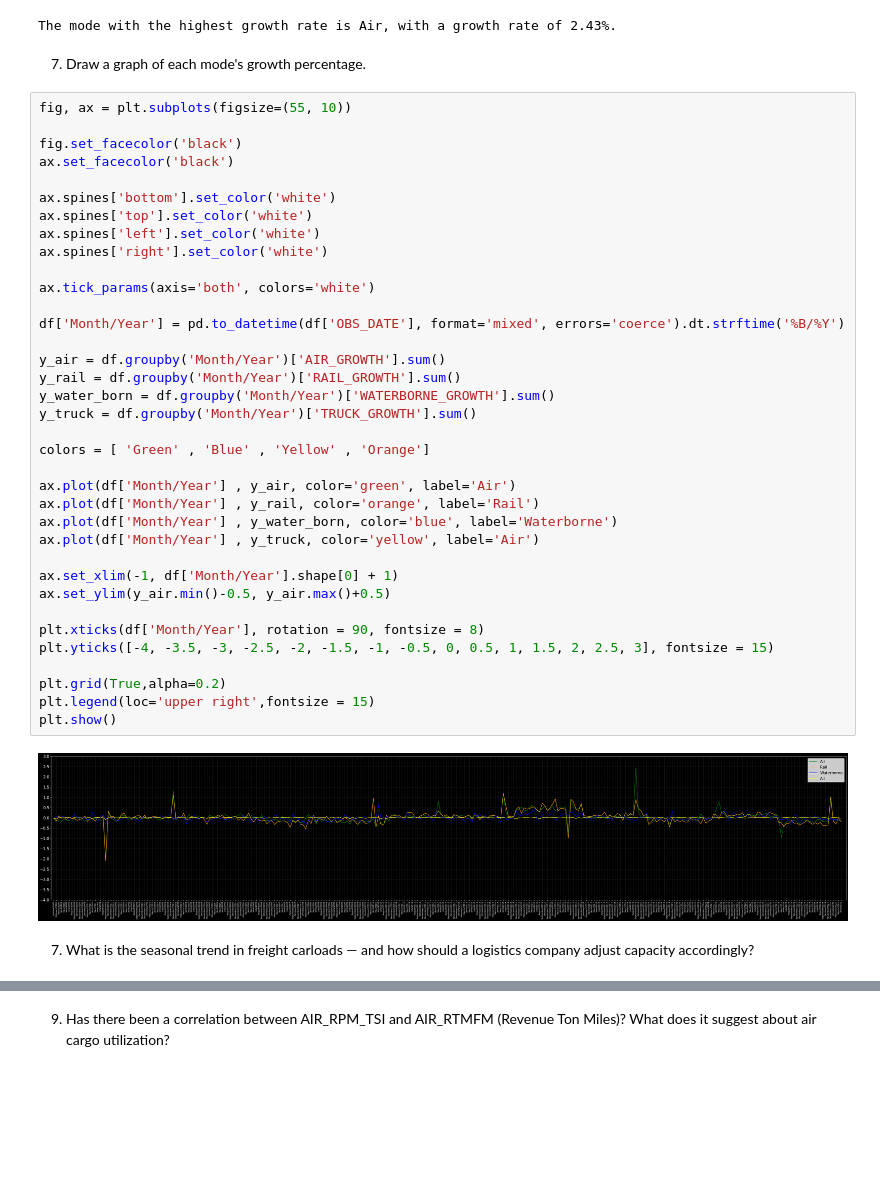
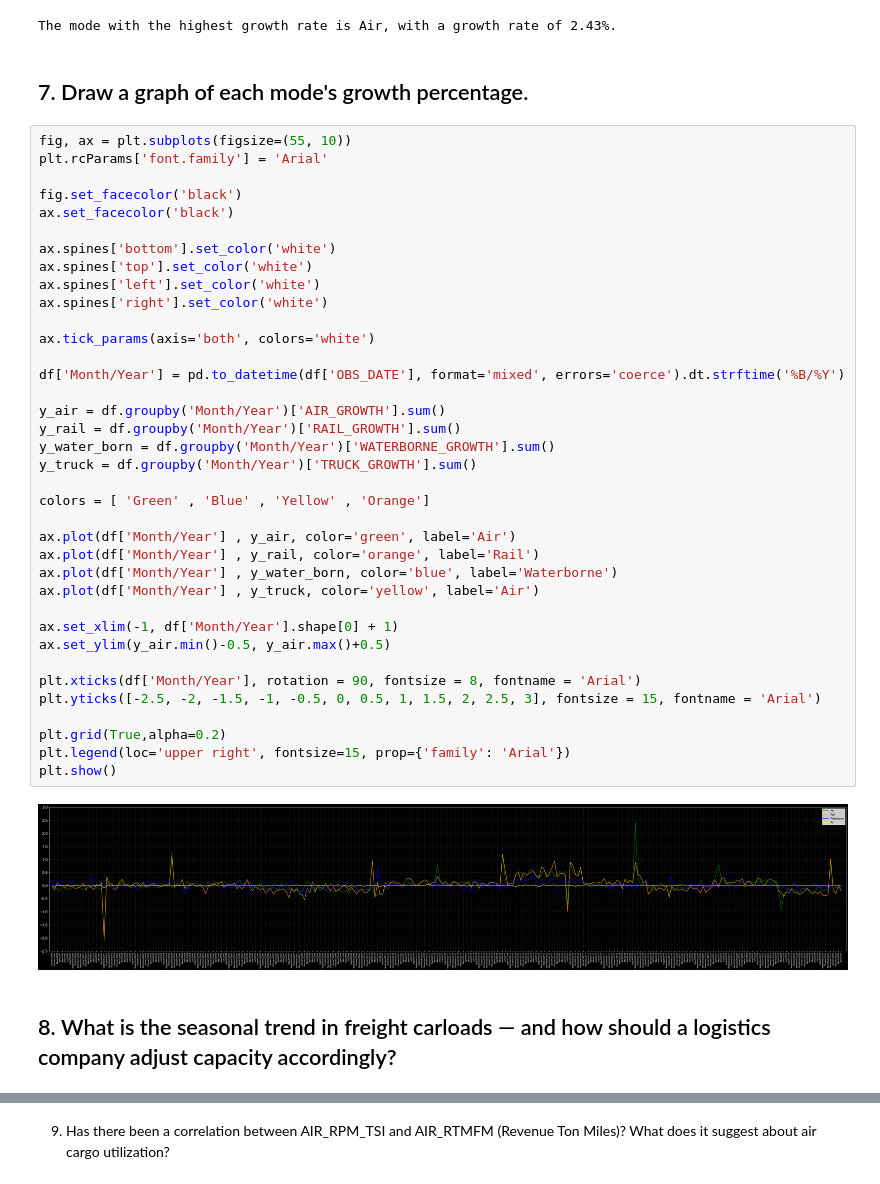
Before and after one commit to SumanGouda/MATPLOTLIB-MODULE, a Jupyter notebook: PROJECTS/us-transport-trends/Notebooks/EDA.ipynb, the cells around one changed output, grey strips where cells are left out. Drawn from its saved outputs; the diff is of its cells as text; blank space fills up the shorter version.

```diff
--- a/PROJECTS/us-transport-trends/Notebooks/EDA.ipynb
+++ b/PROJECTS/us-transport-trends/Notebooks/EDA.ipynb
@@ -123,45 +124,46 @@ df = df.drop(columns=temp_columns)
 # %% [output]
 The mode with the highest growth rate is Air, with a growth rate of 2.43%.
 # %% [markdown]
-7. Draw a graph of each mode's growth percentage.
+## 7. Draw a graph of each mode's growth percentage.
 # %%
 fig, ax = plt.subplots(figsize=(55, 10))
+plt.rcParams['font.family'] = 'Arial'
 
 fig.set_facecolor('black')
 ax.set_facecolor('black')
 
 ax.spines['bottom'].set_color('white')
 ax.spines['top'].set_color('white')
 ax.spines['left'].set_color('white')
 ax.spines['right'].set_color('white')
 
 ax.tick_params(axis='both', colors='white')
 
 df['Month/Year'] = pd.to_datetime(df['OBS_DATE'], format='mixed', errors='coerce').dt.strftime('%B/%Y')
 
 y_air = df.groupby('Month/Year')['AIR_GROWTH'].sum()
 y_rail = df.groupby('Month/Year')['RAIL_GROWTH'].sum()
 y_water_born = df.groupby('Month/Year')['WATERBORNE_GROWTH'].sum()
 y_truck = df.groupby('Month/Year')['TRUCK_GROWTH'].sum()
 
 colors = [ 'Green' , 'Blue' , 'Yellow' , 'Orange']
 
 ax.plot(df['Month/Year'] , y_air, color='green', label='Air')
 ax.plot(df['Month/Year'] , y_rail, color='orange', label='Rail')
 ax.plot(df['Month/Year'] , y_water_born, color='blue', label='Waterborne')
 ax.plot(df['Month/Year'] , y_truck, color='yellow', label='Air')
 
 ax.set_xlim(-1, df['Month/Year'].shape[0] + 1)
 ax.set_ylim(y_air.min()-0.5, y_air.max()+0.5)
 
-plt.xticks(df['Month/Year'], rotation = 90, fontsize = 8)
-plt.yticks([-4, -3.5, -3, -2.5, -2, -1.5, -1, -0.5, 0, 0.5, 1, 1.5, 2, 2.5, 3], fontsize = 15)
+plt.xticks(df['Month/Year'], rotation = 90, fontsize = 8, fontname = 'Arial')
+plt.yticks([-2.5, -2, -1.5, -1, -0.5, 0, 0.5, 1, 1.5, 2, 2.5, 3], fontsize = 15, fontname = 'Arial')
 
 plt.grid(True,alpha=0.2)
-plt.legend(loc='upper right',fontsize = 15)
+plt.legend(loc='upper right', fontsize=15, prop={'family': 'Arial'})
 plt.show()
 # %% [output]
-[figure, old version]
+[figure, new version]
 # %% [markdown]
-7. What is the seasonal trend in freight carloads — and how should a logistics company adjust capacity accordingly?
+## 8. What is the seasonal trend in freight carloads — and how should a logistics company adjust capacity accordingly?
 # %%
```
Also changed, not shown: parts of 11 cells of this notebook, 3 other files.
